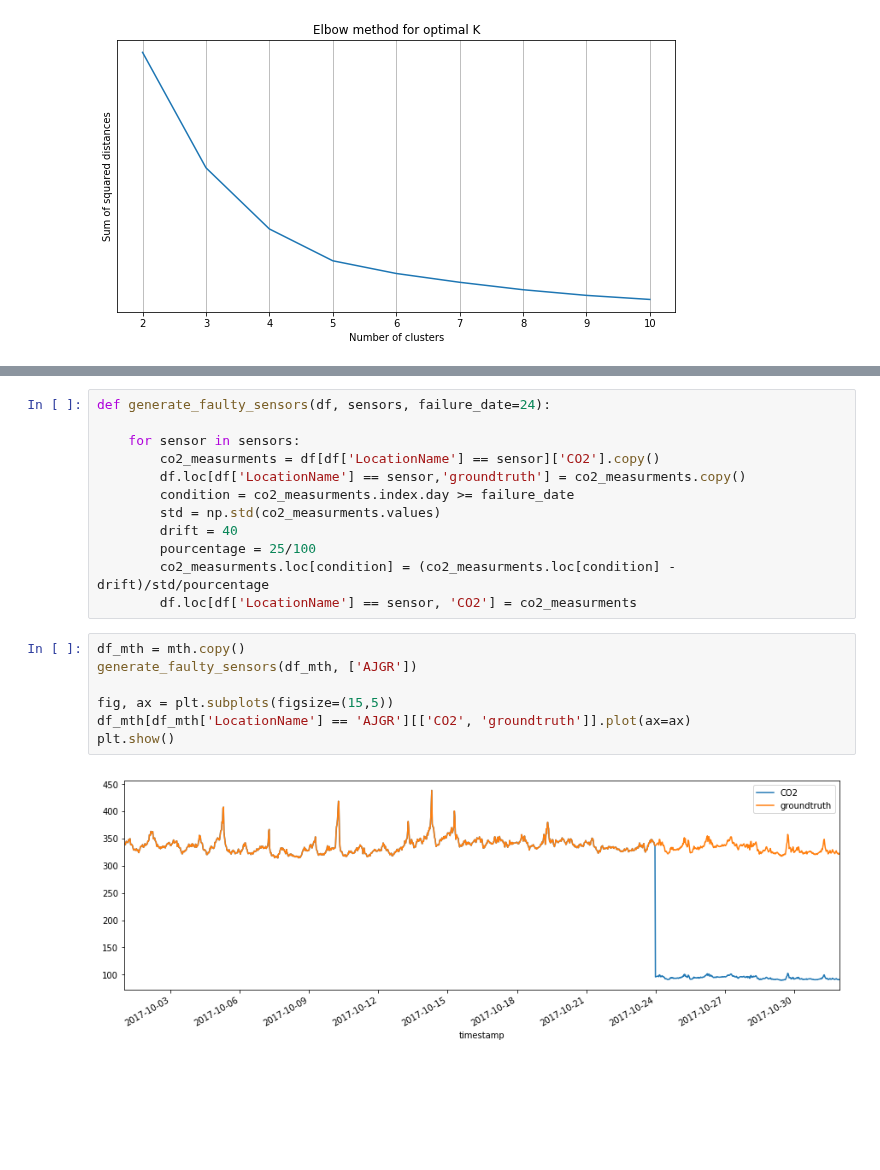
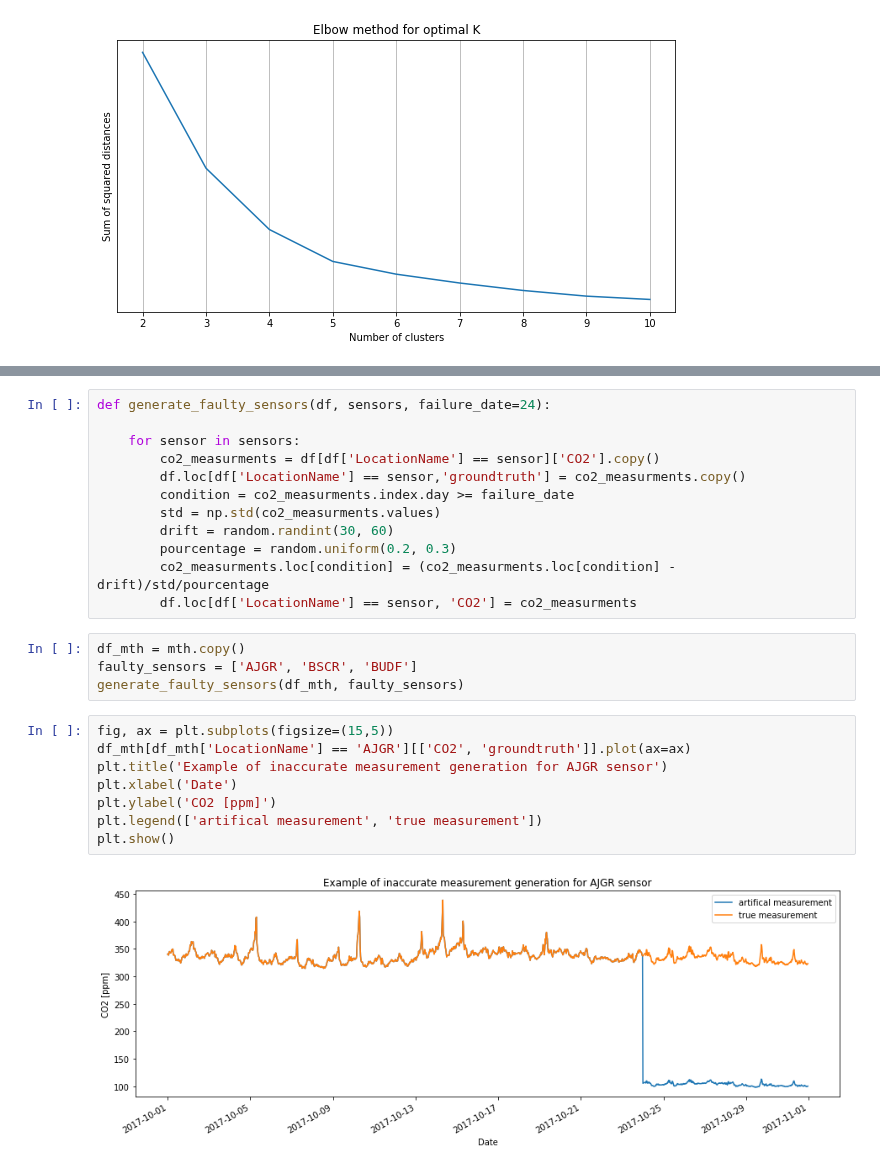
Before and after one commit to joelmfonseca/COM-503, a Jupyter notebook: mini_project/mini_project.ipynb, the cells around one changed output, grey strips where cells are left out. Saved outputs shown, nothing was run; the diff lists cells and outputs as text; blank space fills up the shorter version.

```diff
--- a/mini_project/mini_project.ipynb
+++ b/mini_project/mini_project.ipynb
@@ -280,16 +288,21 @@ def generate_faulty_sensors(df, sensors, failure_date=24):
         df.loc[df['LocationName'] == sensor,'groundtruth'] = co2_measurments.copy()
         condition = co2_measurments.index.day >= failure_date
         std = np.std(co2_measurments.values)
-        drift = 40
-        pourcentage = 25/100
+        drift = random.randint(30, 60)
+        pourcentage = random.uniform(0.2, 0.3)
         co2_measurments.loc[condition] = (co2_measurments.loc[condition] - drift)/std/pourcentage
         df.loc[df['LocationName'] == sensor, 'CO2'] = co2_measurments
+# %%
+df_mth = mth.copy()
+faulty_sensors = ['AJGR', 'BSCR', 'BUDF']
+generate_faulty_sensors(df_mth, faulty_sensors)
 # %%
-df_mth = mth.copy()
-generate_faulty_sensors(df_mth, ['AJGR'])
-
 fig, ax = plt.subplots(figsize=(15,5))
 df_mth[df_mth['LocationName'] == 'AJGR'][['CO2', 'groundtruth']].plot(ax=ax)
+plt.title('Example of inaccurate measurement generation for AJGR sensor')
+plt.xlabel('Date')
+plt.ylabel('CO2 [ppm]')
+plt.legend(['artifical measurement', 'true measurement'])
 plt.show()
 # %% [output]
-[figure, old version]
+[figure, new version]
```
Also changed, not shown: parts of 13 cells of this notebook, 1 other file.
